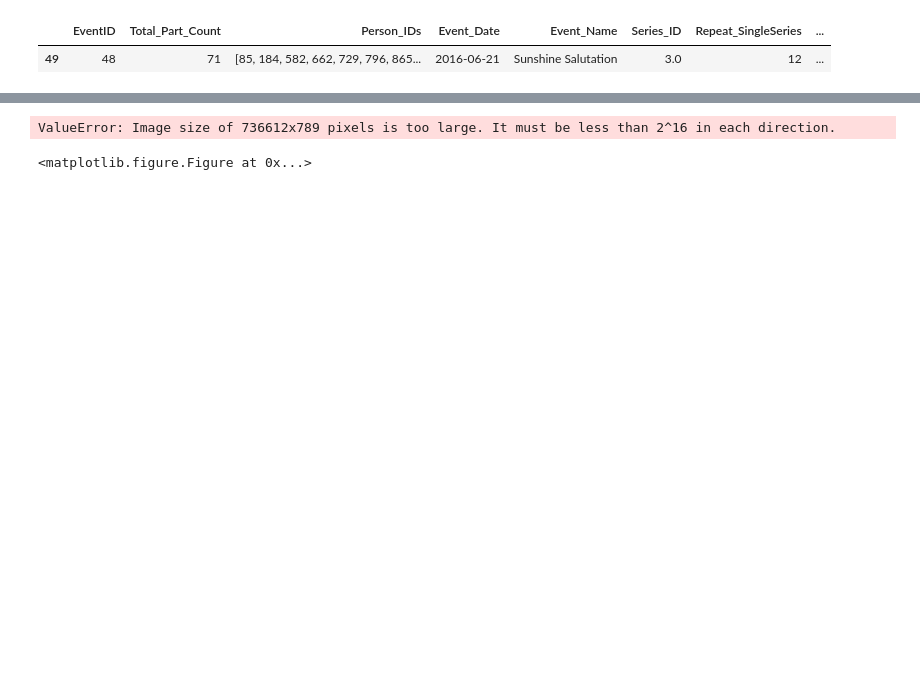
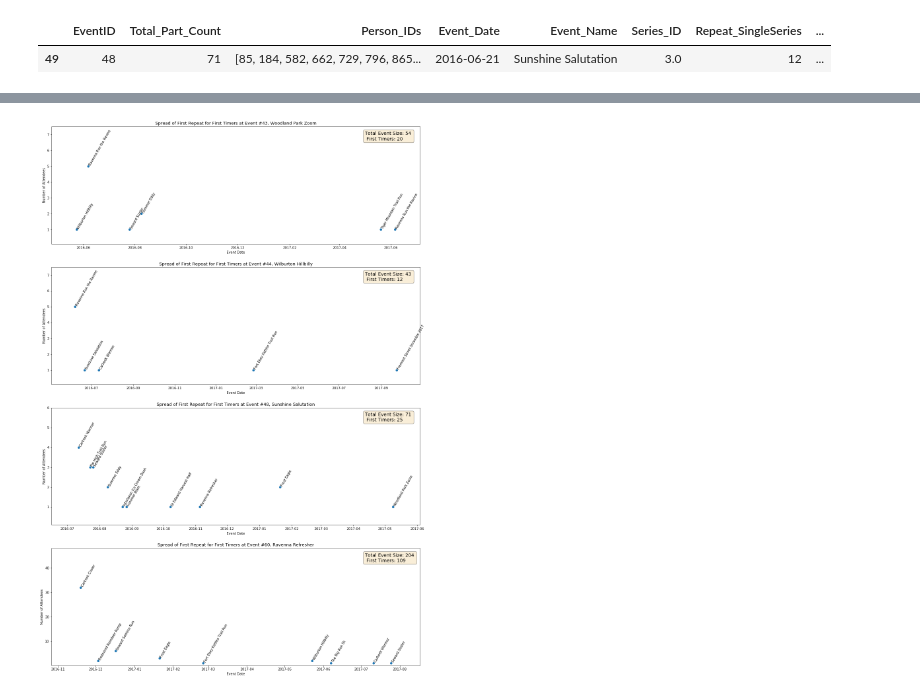
Before and after one commit to gcnuss/trailrun_participation, a Jupyter notebook: notebooks/Attendance_EDA.ipynb, the cells around one changed output, grey strips where cells are left out. Drawn from its saved outputs; the diff is of its cells as text; code cells hidden in the pictures; blank space fills up the shorter version.

Commit message:
code and visualization clean up for attendance EDA

```diff
--- a/notebooks/Attendance_EDA.ipynb
+++ b/notebooks/Attendance_EDA.ipynb
@@ -398,7 +398,7 @@ events_df[events_df['EventID']==48]
 # %%
 def zero_to_nan(values):
     """Replace every 0 with 'nan' and return a copy."""
-    return [float('nan') if x==0 else x for x in values]
+    return [np.nan if x==0 else x for x in values]
 # %%
 def single_event_future_repeats(event_id):
     '''Create dataframe for counts of when first timers at a given event have their first repeat attendance, based on
@@ -421,38 +421,39 @@ def single_event_future_repeats(event_id):
 
     return future_events_df
 # %%
-def plot_single_event_future_repeats(event_id_list):
-    fig, axes = plt.subplots(2, 2, figsize=(20,12))
+def plot_single_event_future_repeats2(event_id_list):
+    fig, axes = plt.subplots(4, 1, figsize=(20,30))
 
     for ax, event_id in zip(axes.flatten(), event_id_list):
         event_futurerepeats_df = single_event_future_repeats(event_id)
-
         X = event_futurerepeats_df['Event_Date'].values
+        #xmax = max(X) + np.timedelta64(5, 'D')
+        #xmin = min(X)
         Y = event_futurerepeats_df['Repeats'].values
-        ymax = max(event_futurerepeats_df['Repeats'].values) + 10
+        ymax = np.nanmax(Y) + np.nanmax(Y) / 2
+        ymin = np.nanmin(Y) / 10
         Names = event_futurerepeats_df['Event_Name'].values
         Series = event_futurerepeats_df['Series_ID'].values
 
         ax.scatter(X,Y);
-        ax.set_title('Spread of First Repeat Attendance for First Timers at Event #{}, {}'.format(
-            event_id, events_df[events_df['EventID']==event_id]['Event_Name'].values[0]), size=13);
+        ax.set_title('Spread of First Repeat for First Timers at Event #{}, {}'.format(
+            event_id,events_df[events_df['EventID']==event_id]['Event_Name'].values[0]), size=13);
         ax.set_xlabel('Event Date')
         ax.set_ylabel('Number of Attendees')
-        ax.set_ylim((0,(ymax+5))
-
-        #for x,y,n,s in zip(X, Y, Names, Series):
-         #   ax.annotate(s = '{}, {}, {}'.format(n, s, y), xy=(x,y), xytext=(x,y))
+        ax.set_ylim((ymin, ymax))
+        #ax.set_xlim(xmax=xmax)
 
         for x,y,n,s in zip(X, Y, Names, Series):
-            ax.annotate(s = '{}'.format(n), xy=(x,y), xytext=(x,y), verticalalignment = 'bottom',
-                        horizontalalignment = 'left', rotation = 20)
+            ax.annotate(s = '{}'.format(n), xy=(x,y), xytext=(x,y), verticalalignment='bottom',
+                       horizontalalignment = 'left', rotation = 60)
 
         textstr = 'Total Event Size: {} \n First Timers: {}'.format(
             events_df[events_df['EventID']==event_id]['Total_Part_Count'].values[0],
-            events_df[events_df['EventID']==event_id]['First_Timers'].values[0])
+            events_df[events_df['EventID']==event_id]['First_Timers'].values[0],
+            events_df[events_df['EventID']==event_id])
 
-        # these are matplotlib.patch.Patch properties
+        #these are matplotlib.path.Patch properties
         props = dict(boxstyle='round', facecolor='wheat', alpha=0.5)
 
-        # place a text box in upper left in axes coords
-        ax.text(0.65, 0.95, textstr, transform=ax.transAxes, fontsize=14, verticalalignment='top', bbox=props)
+        #place a text box in the upper left in axes coords
+        ax.text(0.85, 0.96, textstr, transform=ax.transAxes, fontsize=14, verticalalignment='top', bbox=props)
@@ -461,5 +460,4 @@ SyntaxError: invalid syntax (<ipython-input-263-0dda0a727f62>, line 23)
 # %%
-plot_single_event_future_repeats([43, 44, 48, 60])
+plot_single_event_future_repeats2([43, 44, 48, 60])
 # %% [output]
-ValueError: Image size of 736612x789 pixels is too large. It must be less than 2^16 in each direction.
-<matplotlib.figure.Figure at 0x...>
+[figure, added]
```
Also changed, not shown: parts of 2 cells of this notebook.
